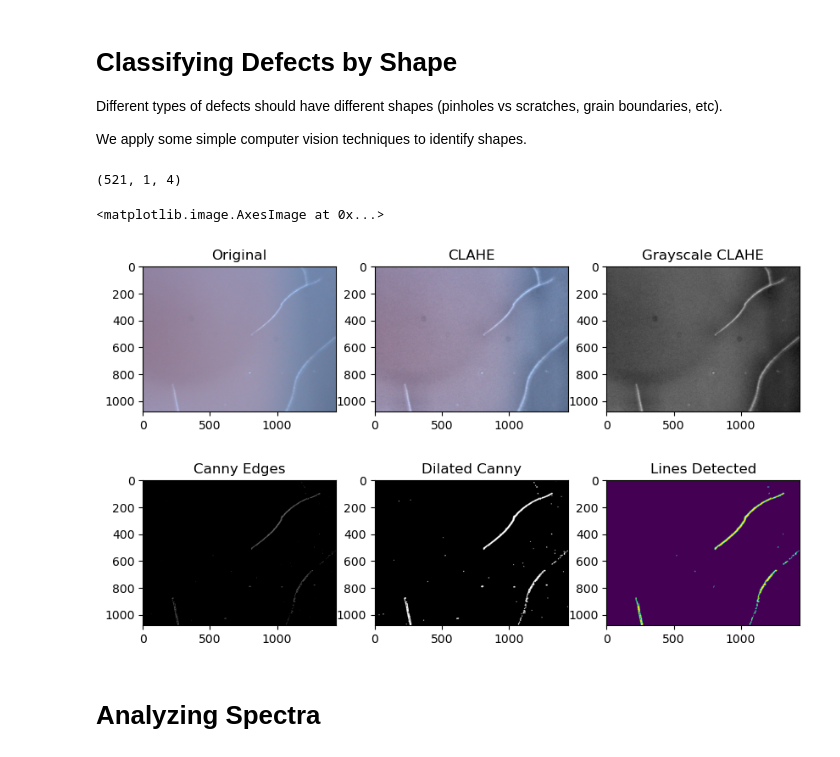
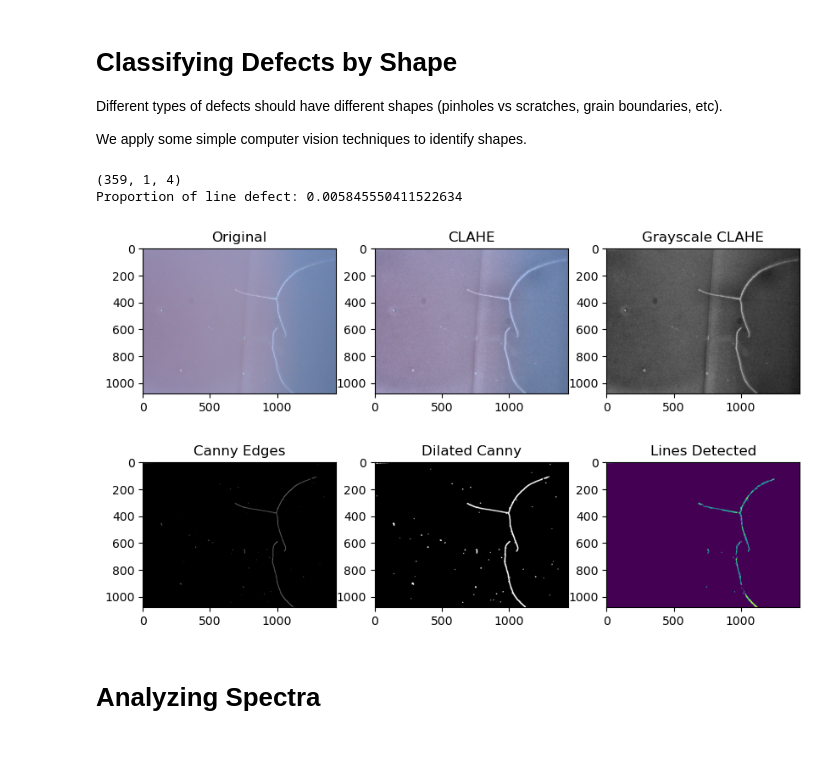
Before and after one commit to fenning-research-group/PASCAL_TrainView, a Jupyter notebook: analysis.ipynb, the cells around one changed output. Drawn from its saved outputs; the diff is of its cells as text; code cells hidden in the pictures.

Commit message:
try line dropout and define line defect proportion metric

```diff
--- a/analysis.ipynb
+++ b/analysis.ipynb
@@ -129,7 +129,7 @@ plimg_0 shape: (1080, 1440, 3)
 # plot images
 
 fig, ax = plt.subplots(1,3, figsize=(16,10))
-i=12
+i=26
 
 ax[0].imshow(rawdf['df_0'][i][:,:,0], cmap='gray')
 ax[1].imshow(rawdf['bf_0'][i])
@@ -372,42 +375,65 @@ edges_dilated = cv2.dilate(edges, np.ones((5,5), np.uint8), iterations=1) # dila
 # apply hough lines transform to find lines
 # may need to tune resolution and threshold parameters
 lines = cv2.HoughLinesP(edges_dilated, 2, np.pi/180 * 4, 100)
-print(lines.shape if lines.shape else None)
+if lines is None:
+    lines = np.zeros(0)
+print(lines.shape)
+
+# try randomly "dropping out" a subset of the lines
+# ideally this
+p_keep=0.4
+lines = np.random.default_rng().choice(lines, int(len(lines)*p_keep), replace=False)
 
 # now visualize the lines
 img = np.zeros(gray.shape)
 for r_theta in lines:
     arr = np.array(r_theta[0], dtype=np.int32)
     x1, y1, x2, y2 = arr
 
     # cv.line draws a line in img from the point(x1,y1) to (x2,y2).
     # (255,255,255) denotes the colour of the line to be drawn
     cv2.line(img, (x1, y1), (x2, y2), (255, 255, 255), 2)
 
 # now plot
 fig, ax = plt.subplots(2,3, figsize=(10,6))
 
 ax[0,0].set_title('Original')
 ax[0,0].imshow(cv2.cvtColor(bf_img, cv2.COLOR_BGR2RGB))
 
 ax[0,1].set_title('CLAHE')
 ax[0,1].imshow(cv2.cvtColor(enhanced_img, cv2.COLOR_BGR2RGB))
 
 ax[0,2].set_title('Grayscale CLAHE')
 ax[0,2].imshow(gray, cmap='gray')
 
 ax[1,0].set_title('Canny Edges')
 ax[1,0].imshow(edges, cmap='gray')
 
 ax[1,1].set_title('Dilated Canny')
 ax[1,1].imshow(edges_dilated, cmap='gray')
 
 ax[1,2].set_title('Lines Detected')
 ax[1,2].imshow(img)
+
+# if a pixel in img contains a line, it is white (255)
+# otherwise, it is black (0)
+# thus, here's a simple metric for how much of the image is taken up by line defects
+def line_defect_p(img):
+    '''
+    Parameters:
+    img: a 1-channel numpy array (grayscale) where values are 0-255.
+    255 represents a pixel with a line, 0 represents a
+
+    Returns:
+    a float, representing the proportion of the image area taken up by the line defect
+    '''
+    return img.sum()/img.size/255
+
+print(f'Proportion of line defect: {line_defect_p(img)}')
 # %% [output]
-(521, 1, 4)
+(359, 1, 4)
+Proportion of line defect: 0.005845550411522634
-<matplotlib.image.AxesImage at 0x...>
-[figure, old version]
+[figure, new version]
 # %% [markdown]
 # Analyzing Spectra
 # %%
```
Also changed, not shown: parts of 5 cells of this notebook.
